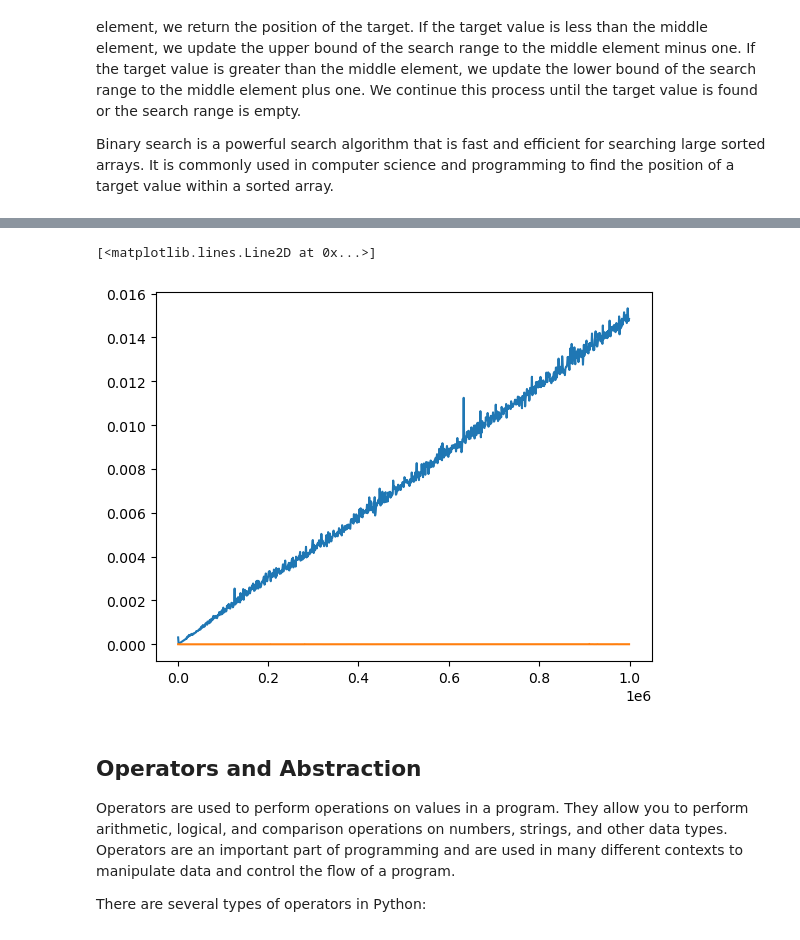
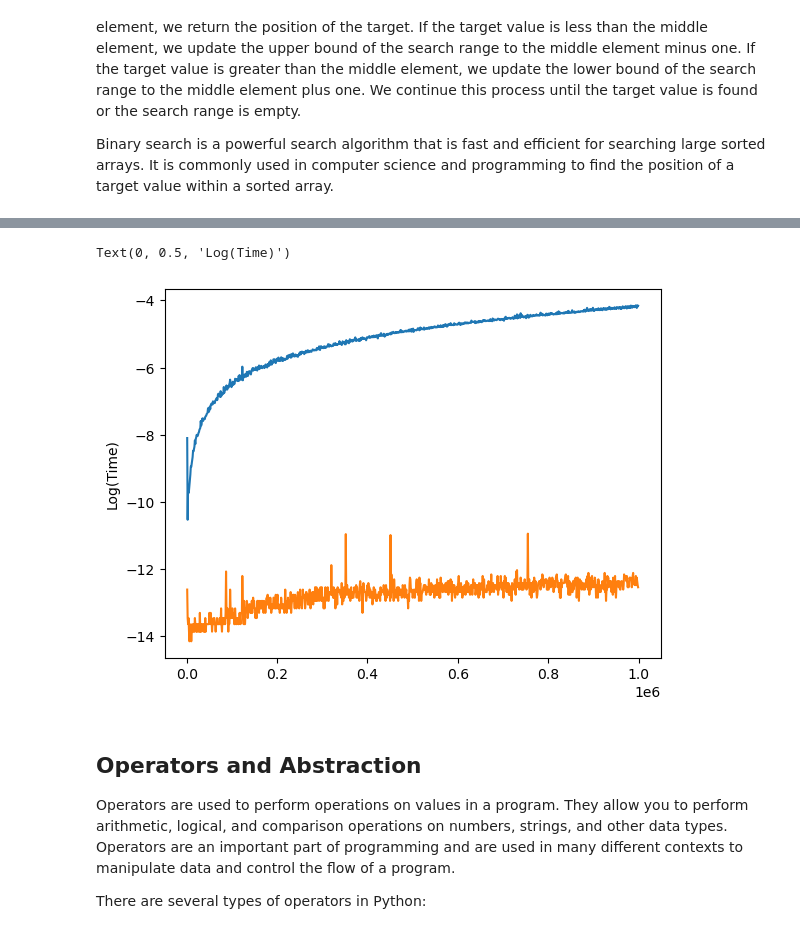
Before and after one commit to seinjonetan/mfre_workshop, a Jupyter notebook: python/python_2024/intro.ipynb, the cells around one changed output, grey strips where cells are left out. Drawn from its saved outputs; the diff is of its cells as text; code cells hidden in the pictures.

Commit message:
feat: - added space complexity, stack overflow problem with reurssion - log linearized time complexity graph

```diff
--- a/python/python_2024/intro.ipynb
+++ b/python/python_2024/intro.ipynb
@@ -376,6 +398,7 @@ Binary search is a powerful search algorithm that is fast and efficient for sear
 # %%
 import time
 import matplotlib.pyplot as plt
+import numpy as np
 
 def linear_search(arr, target):
     for i in range(len(arr)):
@@ -419,14 +442,15 @@ for i in range(1000, 1000000, 1000):
     start = time.time()
     linear_search(arr, i - 1)
     end = time.time()
-    linear_search_times.append(end - start)
+    linear_search_times.append(np.log(end - start))
 
     start = time.time()
     binary_search(arr, i - 1)
     end = time.time()
-    binary_search_times.append(end - start)
+    binary_search_times.append(np.log(end - start))
 
 plt.plot(range(1000, 1000000, 1000), linear_search_times, label="Linear Search")
 plt.plot(range(1000, 1000000, 1000), binary_search_times, label="Binary Search")
+plt.ylabel("Log(Time)")
 # %% [output]
 999999
@@ -436,5 +460,5 @@ Binary search took 3.361701965332031e-05 seconds.
-[<matplotlib.lines.Line2D at 0x...>]
+Text(0, 0.5, 'Log(Time)')
-[figure, old version]
+[figure, new version]
 # %% [markdown]
 ## Operators and Abstraction
 
```
Also changed, not shown: parts of 5 cells of this notebook.
